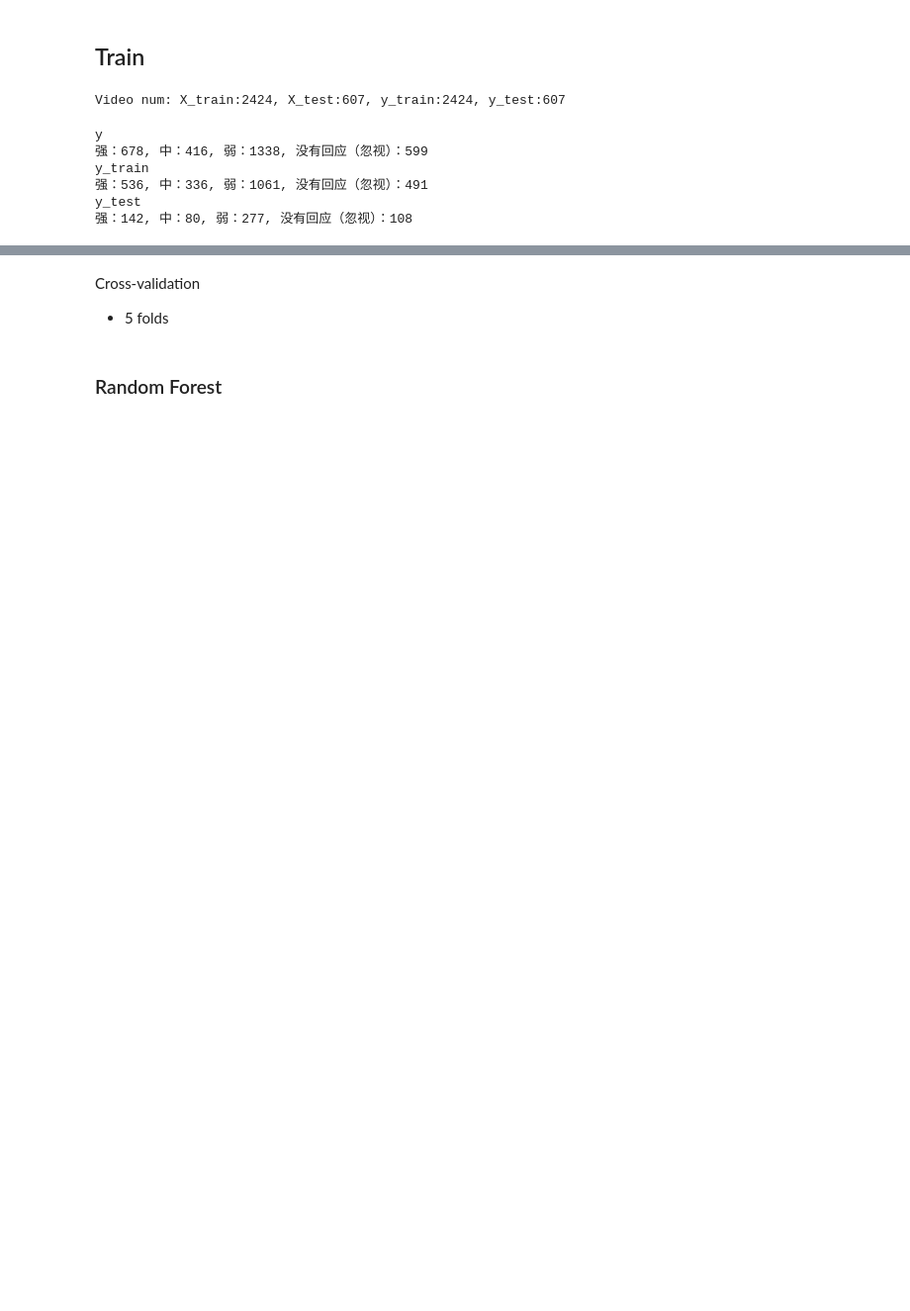
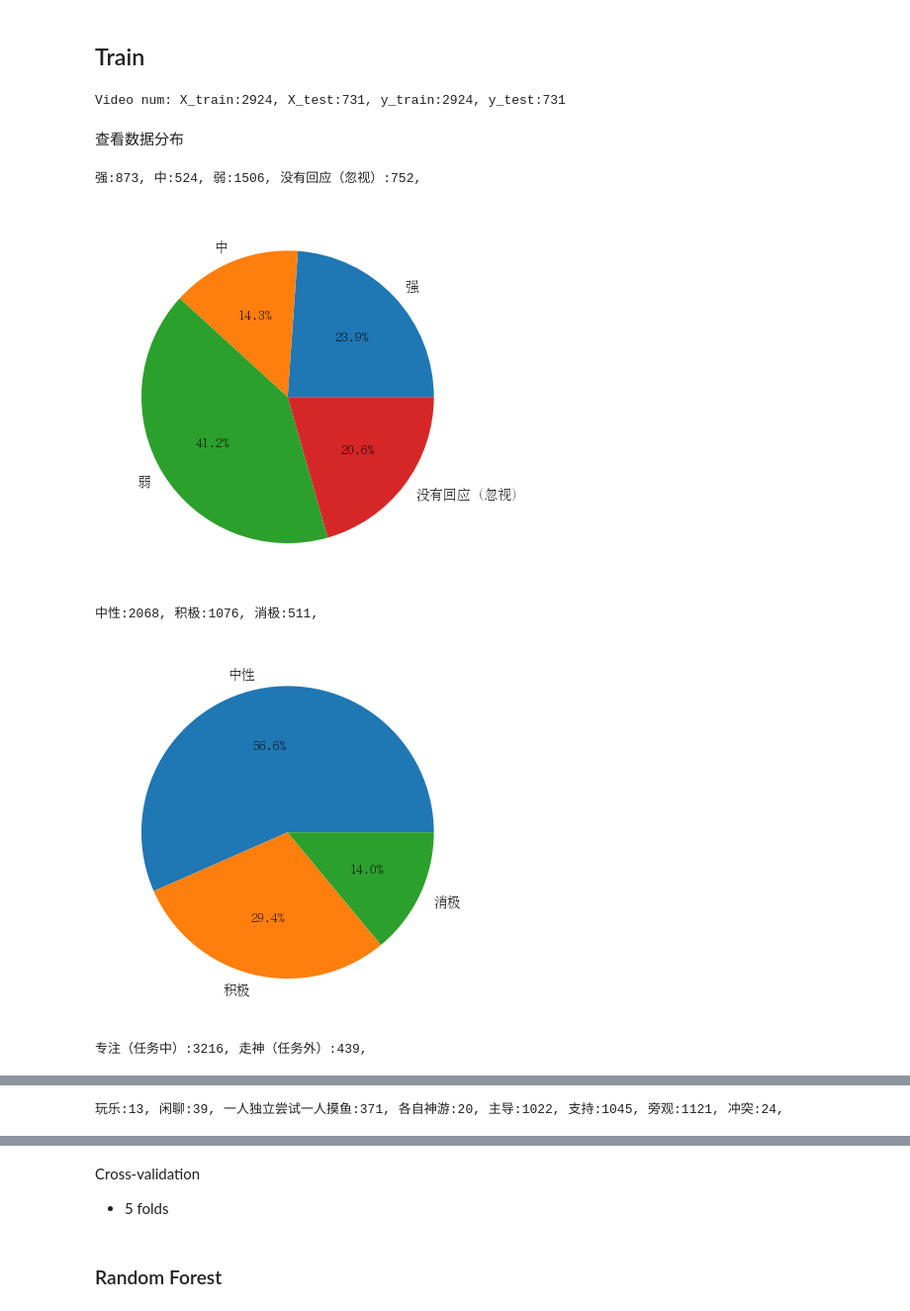
Before and after one commit to AnsonLo11/siblingsDatasetBaseline, a Jupyter notebook: train_and_test.ipynb, the cells around one changed output, grey strips where cells are left out. Shown: that part at 99% size. Saved outputs shown, nothing was run; the diff lists cells and outputs as text; code cells hidden in the pictures; blank space fills up the shorter version.

```diff
--- a/train_and_test.ipynb
+++ b/train_and_test.ipynb
@@ -492,3 +20,10 @@ X = high_video_features
+# %%
+X = data.drop(['y1','y2','y3','y4'],axis=1)
+y1 = data['y1']
+y2 = data['y2']
+y3 = data['y3']
+y4 = data['y4']
+y = data[['y1','y2','y3','y4']]
 # %% [markdown]
 检查 nan
 # %%
@@ -499,6 +34,10 @@ array([940])
 # %%
 if len(idx) != 0:
-    print(f"drop {len(idx)} rows with nan value)}")
+    print(f"drop {len(idx)} rows with nan value")
     for i in idx:
         X = np.delete(X, i, axis=0)
+        y1 = np.delete(y1, i, axis=0)
+        y2 = np.delete(y2, i, axis=0)
+        y3 = np.delete(y3, i, axis=0)
+        y4 = np.delete(y4, i, axis=0)
         y = np.delete(y, i, axis=0)
@@ -529,22 +67,43 @@ from sklearn.model_selection import train_test_split
 # frame split
 X_train, X_test, y_train, y_test = train_test_split(X_norm, y, test_size=0.2, random_state=42)
 print(f"Video num: X_train:{len(X_train)}, X_test:{len(X_test)}, y_train:{len(y_train)}, y_test:{len(y_test)}")
+
+y1_train, y1_test = y_train[:,0], y_test[:,0]
+y2_train, y2_test = y_train[:,1], y_test[:,1]
+y3_train, y3_test = y_train[:,2], y_test[:,2]
+y4_train, y4_test = y_train[:,3], y_test[:,3]
 # %% [output]
-Video num: X_train:2424, X_test:607, y_train:2424, y_test:607
+Video num: X_train:2924, X_test:731, y_train:2924, y_test:731
-# %%
-def num_of_cls(y):
-    print(f"强：{len(y[y==0])}, 中：{len(y[y==1])}, 弱：{len(y[y==2])}, 没有回应（忽视）：{len(y[y==3])}")
-# %%
-print("y")
-num_of_cls(y)
-print("y_train")
-num_of_cls(y_train)
-print("y_test")
-num_of_cls(y_test)
-# %% [output]
-y
-强：678, 中：416, 弱：1338, 没有回应（忽视）：599
-y_train
-强：536, 中：336, 弱：1061, 没有回应（忽视）：491
-y_test
-强：142, 中：80, 弱：277, 没有回应（忽视）：108
+# %%
+target = [["强","中","弱","没有回应（忽视）"],
+        ['中性','积极','消极'],
+        ["专注（任务中）","走神（任务外）"],
+        ["玩乐", "闲聊", "一人独立尝试一人摸鱼", "各自神游", "主导", "支持", "旁观", "冲突"]]
+# %% [markdown]
+查看数据分布
+# %%
+import matplotlib.pyplot as plt
+from matplotlib.font_manager import FontProperties  # 步骤一
+
+plt.rcParams["font.sans-serif"]=["AR PL UMing CN"] #设置字体
+plt.rcParams["axes.unicode_minus"]=False #该语句解决图像中的“-”负号的乱码问题
+
+def num_of_cls(y, target):
+    N = []
+    for i in range(len(target)):
+        print(target[i] + f":{len(y[y==i])}", end=", ")
+        N.append(len(y[y==i]))
+    print()
+    return N
+
+for i in range(4):
+    N = num_of_cls(y[:,i],target[i])
+    # proportions = [ p/len(y) for p in N]
+    plt.pie(N,labels=target[i],autopct='%1.1f%%')
+    plt.show()
+# %% [output]
+强:873, 中:524, 弱:1506, 没有回应（忽视）:752,
+[figure, added]
+中性:2068, 积极:1076, 消极:511,
+[figure, added]
+专注（任务中）:3216, 走神（任务外）:439,
@@ -550,0 +111 @@ y_test
+玩乐:13, 闲聊:39, 一人独立尝试一人摸鱼:371, 各自神游:20, 主导:1022, 支持:1045, 旁观:1121, 冲突:24,
```
Also changed, not shown: parts of 83 cells of this notebook.
